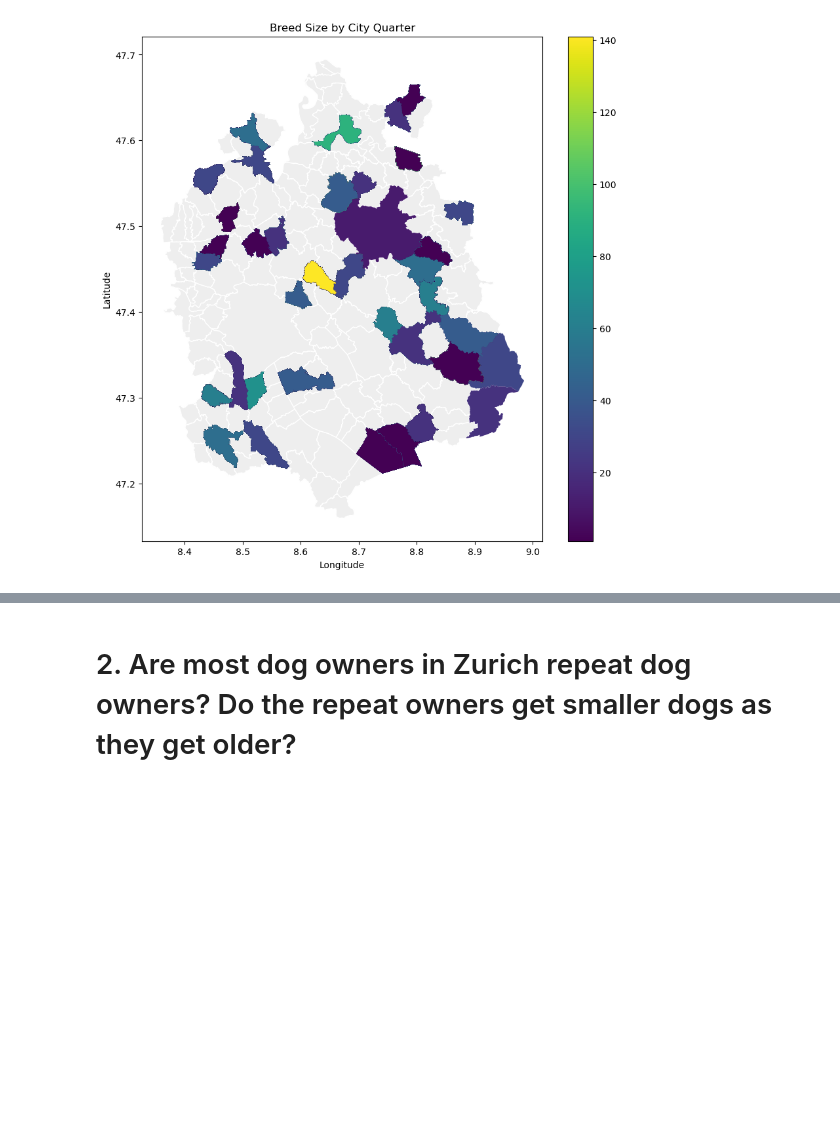
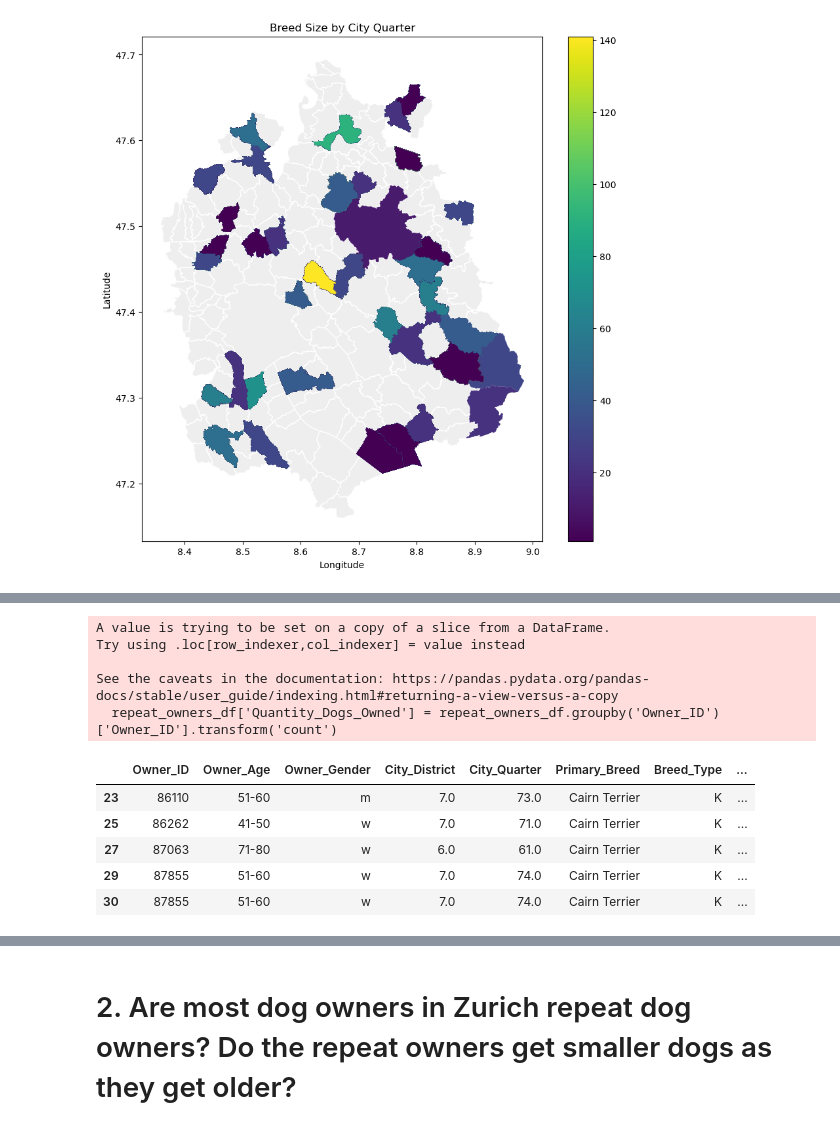
Before and after one commit to jmandano/cmps530_final_project, a Jupyter notebook: final_code.ipynb, the cells around one changed output, grey strips where cells are left out. Drawn from its saved outputs; the diff is of its cells as text; code cells hidden in the pictures; blank space fills up the shorter version.

```diff
--- a/final_code.ipynb
+++ b/final_code.ipynb
@@ -332,0 +361,15 @@ plt.show()
+# %%
+repeat_owners_df['Quantity_Dogs_Owned'] = repeat_owners_df.groupby('Owner_ID')['Owner_ID'].transform('count')
+repeat_owners_df.head()
+# %% [output]
+A value is trying to be set on a copy of a slice from a DataFrame.
+Try using .loc[row_indexer,col_indexer] = value instead
+
+See the caveats in the documentation: https://pandas.pydata.org/pandas-docs/stable/user_guide/indexing.html#returning-a-view-versus-a-copy
+  repeat_owners_df['Quantity_Dogs_Owned'] = repeat_owners_df.groupby('Owner_ID')['Owner_ID'].transform('count')
+|  | Owner_ID | Owner_Age | Owner_Gender | City_District | City_Quarter | Primary_Breed | Breed_Type | ... |
+| 23 | 86110 | 51-60 | m | 7.0 | 73.0 | Cairn Terrier | K | ... |
+| 25 | 86262 | 41-50 | w | 7.0 | 71.0 | Cairn Terrier | K | ... |
+| 27 | 87063 | 71-80 | w | 6.0 | 61.0 | Cairn Terrier | K | ... |
+| 29 | 87855 | 51-60 | w | 7.0 | 74.0 | Cairn Terrier | K | ... |
+| 30 | 87855 | 51-60 | w | 7.0 | 74.0 | Cairn Terrier | K | ... |
```
Also changed, not shown: parts of 4 cells of this notebook.
